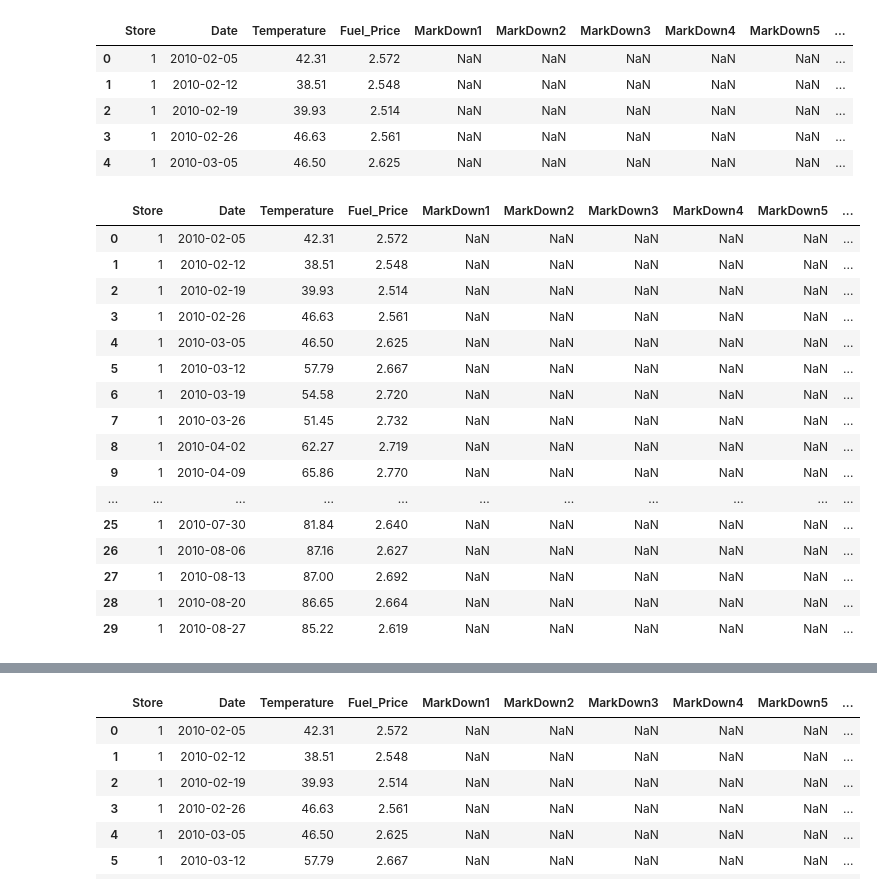
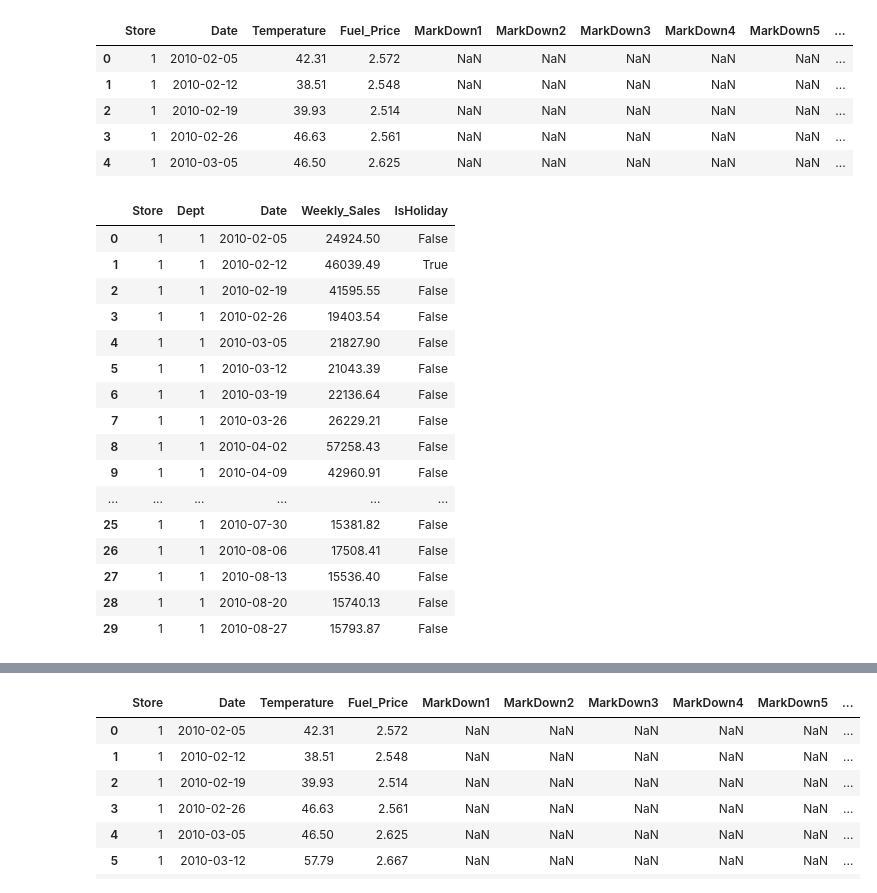
Before and after one commit to robsonbfreitas/TrabalhoFinal, a Jupyter notebook: TrabalhoFinal.ipynb, the cells around one changed output, grey strips where cells are left out. Drawn from its saved outputs; the diff is of its cells as text; code cells hidden in the pictures.

```diff
--- a/TrabalhoFinal.ipynb
+++ b/TrabalhoFinal.ipynb
@@ -6,7 +6,8 @@ import pandas as pd
 from sklearn.linear_model import LinearRegression
 # %%
 df = pd.read_csv('features.csv')
-dftest = pd.read_csv('test.csv')
+#dftest = pd.read_csv('test.csv')
+dftrain = pd.read_csv('train.csv')
 df.head()
 # %% [output]
 |  | Store | Date | Temperature | Fuel_Price | MarkDown1 | MarkDown2 | MarkDown3 | MarkDown4 | MarkDown5 | ... |
@@ -16,22 +17,22 @@ df.head()
 | 3 | 1 | 2010-02-26 | 46.63 | 2.561 | NaN | NaN | NaN | NaN | NaN | ... |
 | 4 | 1 | 2010-03-05 | 46.50 | 2.625 | NaN | NaN | NaN | NaN | NaN | ... |
 # %%
-df.head(30)
+dftrain.head(30)
 # %% [output]
-|  | Store | Date | Temperature | Fuel_Price | MarkDown1 | MarkDown2 | MarkDown3 | MarkDown4 | MarkDown5 | ... |
-| 0 | 1 | 2010-02-05 | 42.31 | 2.572 | NaN | NaN | NaN | NaN | NaN | ... |
-| 1 | 1 | 2010-02-12 | 38.51 | 2.548 | NaN | NaN | NaN | NaN | NaN | ... |
-| 2 | 1 | 2010-02-19 | 39.93 | 2.514 | NaN | NaN | NaN | NaN | NaN | ... |
-| 3 | 1 | 2010-02-26 | 46.63 | 2.561 | NaN | NaN | NaN | NaN | NaN | ... |
-| 4 | 1 | 2010-03-05 | 46.50 | 2.625 | NaN | NaN | NaN | NaN | NaN | ... |
-| 5 | 1 | 2010-03-12 | 57.79 | 2.667 | NaN | NaN | NaN | NaN | NaN | ... |
-| 6 | 1 | 2010-03-19 | 54.58 | 2.720 | NaN | NaN | NaN | NaN | NaN | ... |
-| 7 | 1 | 2010-03-26 | 51.45 | 2.732 | NaN | NaN | NaN | NaN | NaN | ... |
-| 8 | 1 | 2010-04-02 | 62.27 | 2.719 | NaN | NaN | NaN | NaN | NaN | ... |
-| 9 | 1 | 2010-04-09 | 65.86 | 2.770 | NaN | NaN | NaN | NaN | NaN | ... |
-| ... | ... | ... | ... | ... | ... | ... | ... | ... | ... | ... |
-| 25 | 1 | 2010-07-30 | 81.84 | 2.640 | NaN | NaN | NaN | NaN | NaN | ... |
-| 26 | 1 | 2010-08-06 | 87.16 | 2.627 | NaN | NaN | NaN | NaN | NaN | ... |
-| 27 | 1 | 2010-08-13 | 87.00 | 2.692 | NaN | NaN | NaN | NaN | NaN | ... |
-| 28 | 1 | 2010-08-20 | 86.65 | 2.664 | NaN | NaN | NaN | NaN | NaN | ... |
-| 29 | 1 | 2010-08-27 | 85.22 | 2.619 | NaN | NaN | NaN | NaN | NaN | ... |
+|  | Store | Dept | Date | Weekly_Sales | IsHoliday |
+| 0 | 1 | 1 | 2010-02-05 | 24924.50 | False |
+| 1 | 1 | 1 | 2010-02-12 | 46039.49 | True |
+| 2 | 1 | 1 | 2010-02-19 | 41595.55 | False |
+| 3 | 1 | 1 | 2010-02-26 | 19403.54 | False |
+| 4 | 1 | 1 | 2010-03-05 | 21827.90 | False |
+| 5 | 1 | 1 | 2010-03-12 | 21043.39 | False |
+| 6 | 1 | 1 | 2010-03-19 | 22136.64 | False |
+| 7 | 1 | 1 | 2010-03-26 | 26229.21 | False |
+| 8 | 1 | 1 | 2010-04-02 | 57258.43 | False |
+| 9 | 1 | 1 | 2010-04-09 | 42960.91 | False |
+| ... | ... | ... | ... | ... | ... |
+| 25 | 1 | 1 | 2010-07-30 | 15381.82 | False |
+| 26 | 1 | 1 | 2010-08-06 | 17508.41 | False |
+| 27 | 1 | 1 | 2010-08-13 | 15536.40 | False |
+| 28 | 1 | 1 | 2010-08-20 | 15740.13 | False |
+| 29 | 1 | 1 | 2010-08-27 | 15793.87 | False |
```
Also changed, not shown: parts of 22 cells of this notebook.
